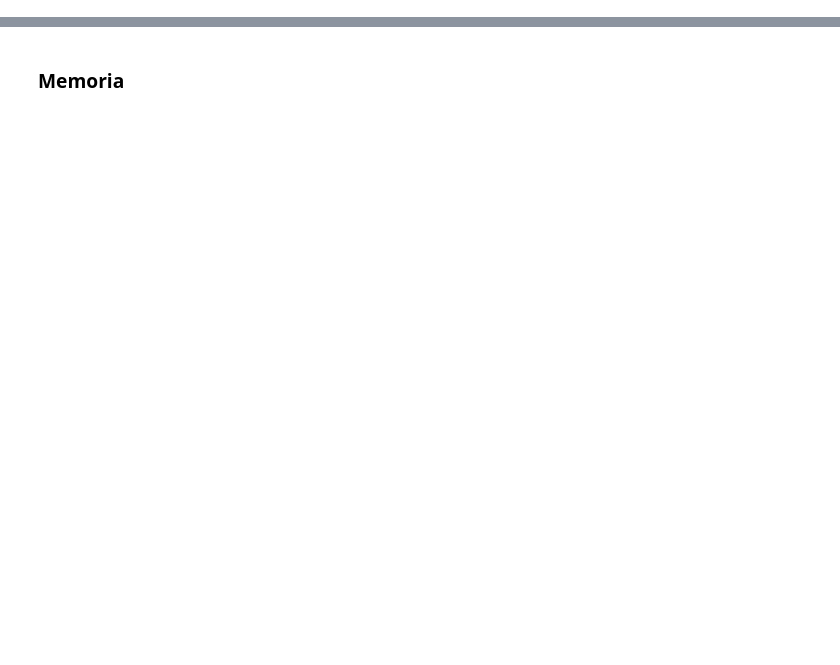
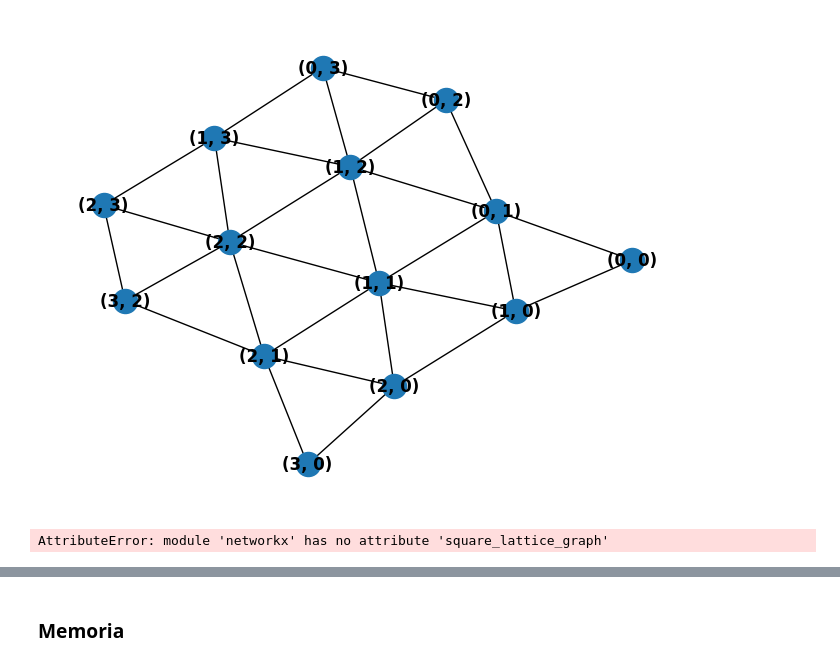
Before and after one commit to javinoram/VqePy, a Jupyter notebook: demos/Hubbard.ipynb, the cells around one changed output, grey strips where cells are left out. Saved outputs shown, nothing was run; the diff lists cells and outputs as text; code cells hidden in the pictures; blank space fills up the shorter version.

```diff
--- a/demos/Hubbard.ipynb
+++ b/demos/Hubbard.ipynb
@@ -42,0 +96,8 @@ def FHExacto(params):
+# %%
+nx.draw(nx.triangular_lattice_graph(3, 5, False), with_labels=True, font_weight='bold')
+# %% [output]
+[figure, added]
+# %%
+nx.draw(nx.square_lattice_graph(3, 5, False), with_labels=False, font_weight='bold')
+# %% [output]
+AttributeError: module 'networkx' has no attribute 'square_lattice_graph'
```
Also changed, not shown: parts of 22 cells of this notebook, 39 other files.
